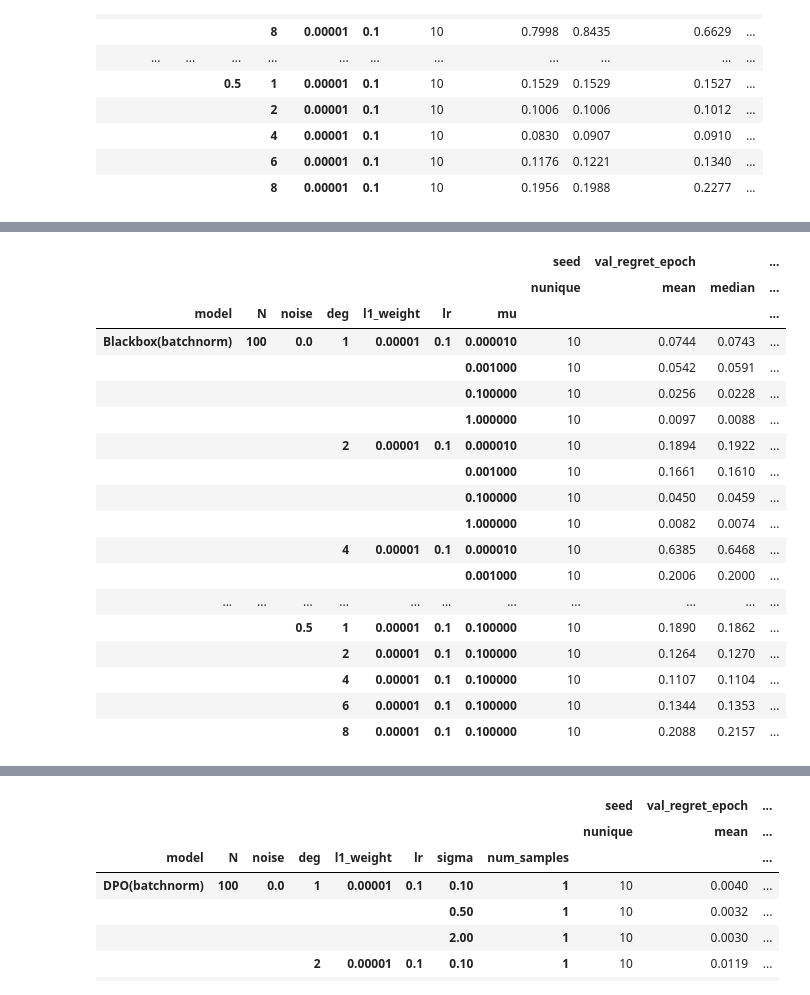
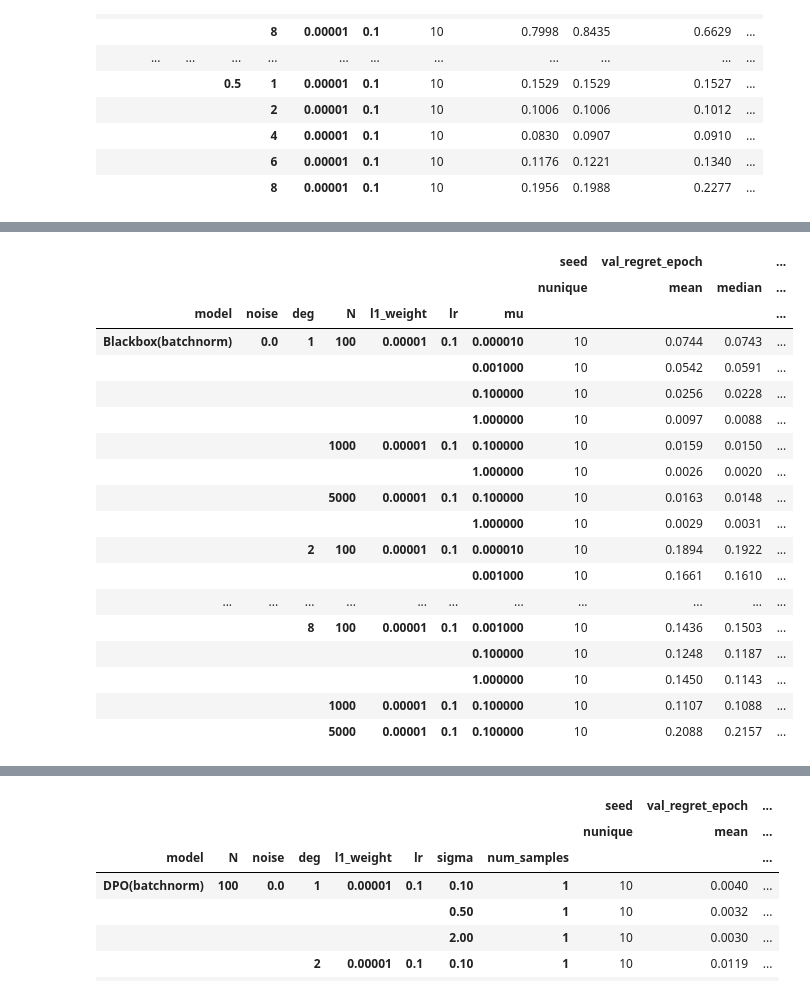
Before and after one commit to PredOpt/predopt-benchmarks, a Jupyter notebook: SPOSP/ResultIn Tabular.ipynb, the cells around one changed output, grey strips where cells are left out. Saved outputs shown, nothing was run; the diff lists cells and outputs as text; code cells hidden in the pictures.

```diff
--- a/SPOSP/ResultIn Tabular.ipynb
+++ b/SPOSP/ResultIn Tabular.ipynb
@@ -160,29 +160,29 @@ bb_regret = bb_regret[~((bb_regret.N==1000)&(bb_regret.deg==2)&(bb_regret.noise=
 # bb_regret.to_csv("Rslt/Normed_Blackbox_Regret.csv",index=False)
 # %%
 bb_rslt = pd.read_csv("Rslt/Normed_Blackbox_rslt.csv")
-bb_rslt.groupby(['model','N','noise','deg','l1_weight','lr','mu'],dropna=False).agg({
+bb_rslt.groupby(['model','noise','deg','N','l1_weight','lr','mu'],dropna=False).agg({
     'seed': 'nunique',
     'val_regret_epoch':['mean','median'],
     "test_regret_epoch":['mean','std','count'],
     "test_mse_epoch":['mean','std','count'],}).round(4)
 # %% [output]
 |  |  |  |  |  |  |  | seed | val_regret_epoch |  | ... |
 |  |  |  |  |  |  |  | nunique | mean | median | ... |
-| model | N | noise | deg | l1_weight | lr | mu |  |  |  | ... |
-| Blackbox(batchnorm) | 100 | 0.0 | 1 | 0.00001 | 0.1 | 0.000010 | 10 | 0.0744 | 0.0743 | ... |
+| model | noise | deg | N | l1_weight | lr | mu |  |  |  | ... |
+| Blackbox(batchnorm) | 0.0 | 1 | 100 | 0.00001 | 0.1 | 0.000010 | 10 | 0.0744 | 0.0743 | ... |
 |  |  |  |  |  |  | 0.001000 | 10 | 0.0542 | 0.0591 | ... |
 |  |  |  |  |  |  | 0.100000 | 10 | 0.0256 | 0.0228 | ... |
 |  |  |  |  |  |  | 1.000000 | 10 | 0.0097 | 0.0088 | ... |
-|  |  |  | 2 | 0.00001 | 0.1 | 0.000010 | 10 | 0.1894 | 0.1922 | ... |
+|  |  |  | 1000 | 0.00001 | 0.1 | 0.100000 | 10 | 0.0159 | 0.0150 | ... |
+|  |  |  |  |  |  | 1.000000 | 10 | 0.0026 | 0.0020 | ... |
+|  |  |  | 5000 | 0.00001 | 0.1 | 0.100000 | 10 | 0.0163 | 0.0148 | ... |
+|  |  |  |  |  |  | 1.000000 | 10 | 0.0029 | 0.0031 | ... |
+|  |  | 2 | 100 | 0.00001 | 0.1 | 0.000010 | 10 | 0.1894 | 0.1922 | ... |
 |  |  |  |  |  |  | 0.001000 | 10 | 0.1661 | 0.1610 | ... |
-|  |  |  |  |  |  | 0.100000 | 10 | 0.0450 | 0.0459 | ... |
-|  |  |  |  |  |  | 1.000000 | 10 | 0.0082 | 0.0074 | ... |
-|  |  |  | 4 | 0.00001 | 0.1 | 0.000010 | 10 | 0.6385 | 0.6468 | ... |
-|  |  |  |  |  |  | 0.001000 | 10 | 0.2006 | 0.2000 | ... |
 | ... | ... | ... | ... | ... | ... | ... | ... | ... | ... | ... |
-|  |  | 0.5 | 1 | 0.00001 | 0.1 | 0.100000 | 10 | 0.1890 | 0.1862 | ... |
-|  |  |  | 2 | 0.00001 | 0.1 | 0.100000 | 10 | 0.1264 | 0.1270 | ... |
-|  |  |  | 4 | 0.00001 | 0.1 | 0.100000 | 10 | 0.1107 | 0.1104 | ... |
-|  |  |  | 6 | 0.00001 | 0.1 | 0.100000 | 10 | 0.1344 | 0.1353 | ... |
-|  |  |  | 8 | 0.00001 | 0.1 | 0.100000 | 10 | 0.2088 | 0.2157 | ... |
+|  |  | 8 | 100 | 0.00001 | 0.1 | 0.001000 | 10 | 0.1436 | 0.1503 | ... |
+|  |  |  |  |  |  | 0.100000 | 10 | 0.1248 | 0.1187 | ... |
+|  |  |  |  |  |  | 1.000000 | 10 | 0.1450 | 0.1143 | ... |
+|  |  |  | 1000 | 0.00001 | 0.1 | 0.100000 | 10 | 0.1107 | 0.1088 | ... |
+|  |  |  | 5000 | 0.00001 | 0.1 | 0.100000 | 10 | 0.2088 | 0.2157 | ... |
 # %%
```
Also changed, not shown: parts of 5 cells of this notebook, 7 other files.
